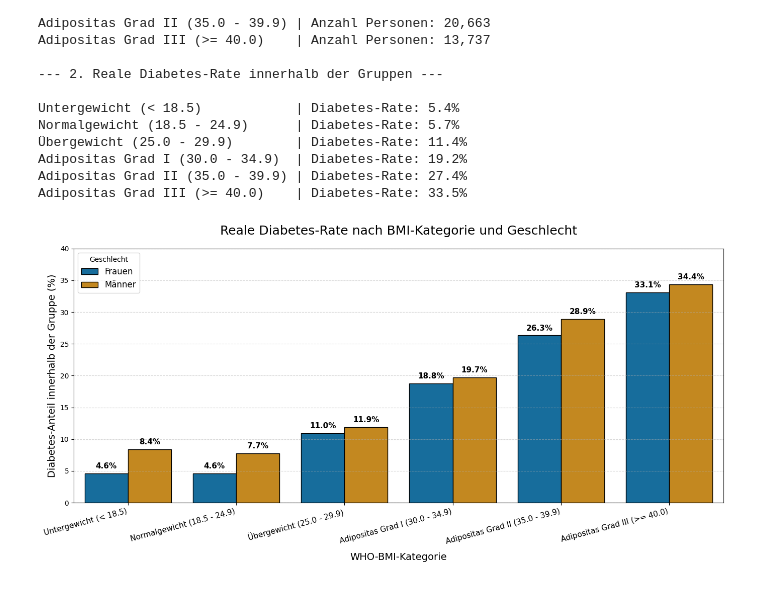
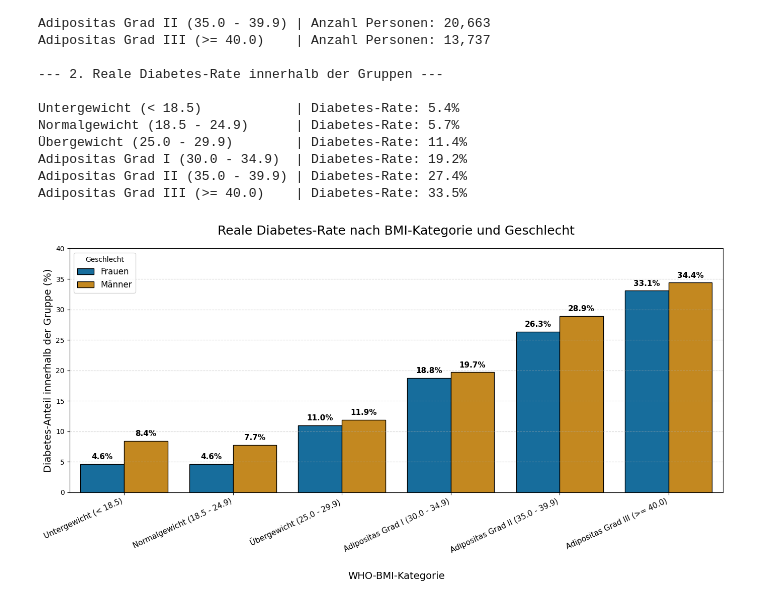
Before and after one commit to StackKer5000/Diabetes_Analysis, a Jupyter notebook: diabetes_v01.ipynb, the cells around one changed output. Saved outputs shown, nothing was run; the diff lists cells and outputs as text; code cells hidden in the pictures.

```diff
--- a/diabetes_v01.ipynb
+++ b/diabetes_v01.ipynb
@@ -539,9 +651,6 @@ Adipositas Grad I (30.0 - 34.9)  | Diabetes-Rate: 19.2%
 Adipositas Grad II (35.0 - 39.9) | Diabetes-Rate: 27.4%
 Adipositas Grad III (>= 40.0)    | Diabetes-Rate: 33.5%
 # %%
-import matplotlib.pyplot as plt
-import pandas as pd
-import seaborn as sns
 
 # Daten aggregieren: Berechnet die Diabetes-Rate (%) nach BMI-Kategorie und Geschlecht
 # gruppieren nach beiden Spalten und berechnen den Mittelwert der Zielvariablen Diabetes_Status.
@@ -567,34 +676,34 @@ ax = sns.barplot(
 )
 
 # Styling für PowerPoint-Folie
 plt.title(
     "Reale Diabetes-Rate nach BMI-Kategorie und Geschlecht", fontsize=18, pad=20
 )
-plt.xlabel("WHO-BMI-Kategorie", fontsize=14, labelpad=10)
+plt.xlabel("WHO-BMI-Kategorie", fontsize=14, labelpad=25)
 plt.ylabel("Diabetes-Anteil innerhalb der Gruppe (%)", fontsize=14)
 plt.ylim(0, 40)  # Genug Platz für die Text-Labels
 plt.grid(axis="y", linestyle="--", alpha=0.5)
 
 # Legende positionieren
 plt.legend(title="Geschlecht", loc="upper left", fontsize=12)
 
 # Beschriftung der X-Achse ankippen
-plt.xticks(rotation=15, ha="right", fontsize=11)
+plt.xticks(rotation=25, ha="right", fontsize=11)
 
 # Prozentzahlen über Balken schreiben
 for container in ax.containers:
     ax.bar_label(
         container,
         fmt="%.1f%%",
         label_type="edge",
         padding=5,
         color="black",
         fontweight="bold",
         fontsize=11,
     )
 
 # Layout optimieren und anzeigen
 plt.tight_layout()
-plt.show()
+plt.subplots_adjust(bottom=0.22)
 # %% [output]
-[figure, old version]
+[figure, new version]
```
Also changed, not shown: parts of 13 cells of this notebook.
